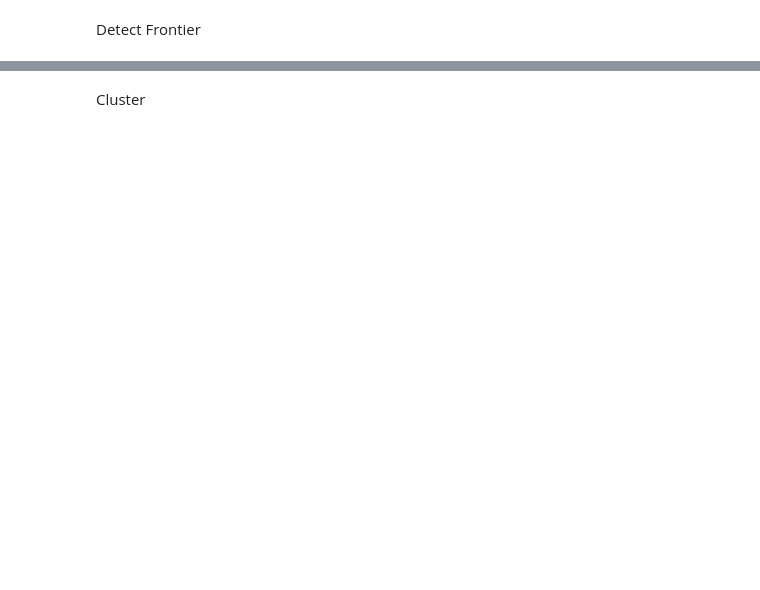
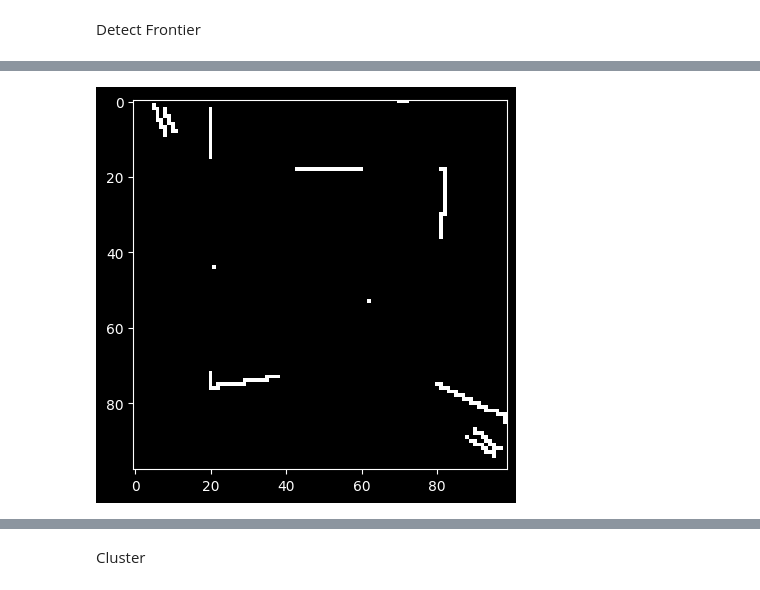
Before and after one commit to eliyaskidnae/frontier_exploration, a Jupyter notebook: notebooks/froienter_exploraation.ipynb, the cells around one changed output, grey strips where cells are left out. Saved outputs shown, nothing was run; the diff lists cells and outputs as text; code cells hidden in the pictures; blank space fills up the shorter version.

```diff
--- a/notebooks/froienter_exploraation.ipynb
+++ b/notebooks/froienter_exploraation.ipynb
@@ -136,3 +139,44 @@ plt.show()
+# %%
+from scipy.signal import convolve2d
+from cv_bridge import CvBridge
+bridge = CvBridge()
+
+shape = [width, height]
+grid_map = np.array(data).reshape(shape[0], shape[1])
+grid_map2= grid_map.copy()
+
+
+def set_frontier_map():
+        ''' this function set the frontier map by considering the free space as frontier
+            if one of its neighbour is unknown or out of map'''
+
+        # Convolution kernel
+
+        kernel = [[1, 1, 1],
+                [1, 0, 1],
+                [1, 1, 1]]
+
+
+        # Perform the convolution operation
+        conv_result = convolve2d(grid_map2 == 0, kernel, mode='same')
+
+        # Set the frontier map and list
+        frontier_map = np.where((grid_map2 == -1) & (conv_result > 0), 255, 0)
+        frontier_list = np.argwhere(frontier_map == 255)
+        frontier_map = frontier_map.astype(np.uint8)
+
+        # self.publish_frontiers()
+        # Convert the frontier map to an image message
+        frontier_map_msg = bridge.cv2_to_imgmsg(frontier_map, encoding="mono8")
+        plt.imshow(frontier_map, cmap='gray')
+        plt.show()
+        # Publish the image message
+        # frontier_map_pub.publish(frontier_map_msg)
+        # return frontier_map , frontier_list
+
+set_frontier_map()
+# %% [output]
+[figure, added]
 # %%
 grid_map[ grid_map2 == 0 ] = 0 # free
 grid_map[ grid_map2 > 50 ] = 100 # ocuupied
```
Also changed, not shown: parts of 6 cells of this notebook, 15 other files.
